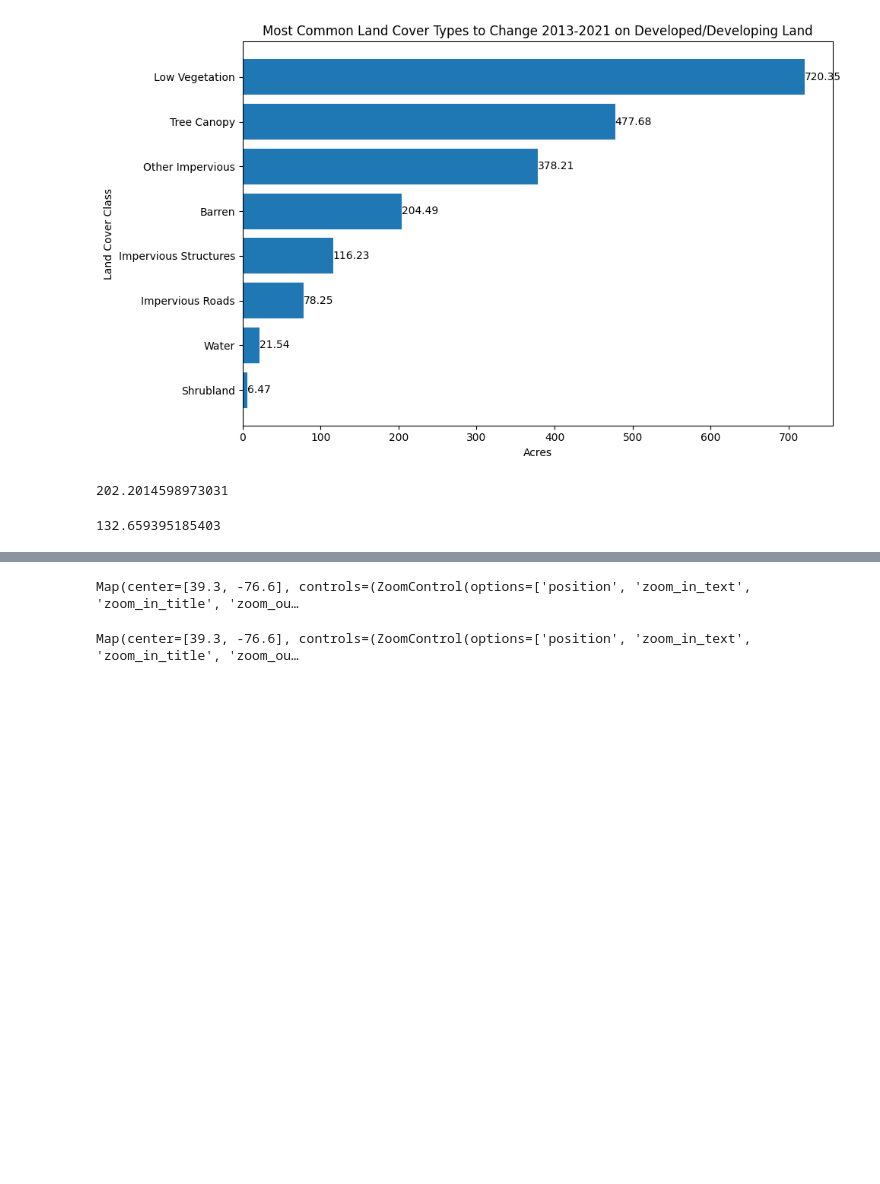
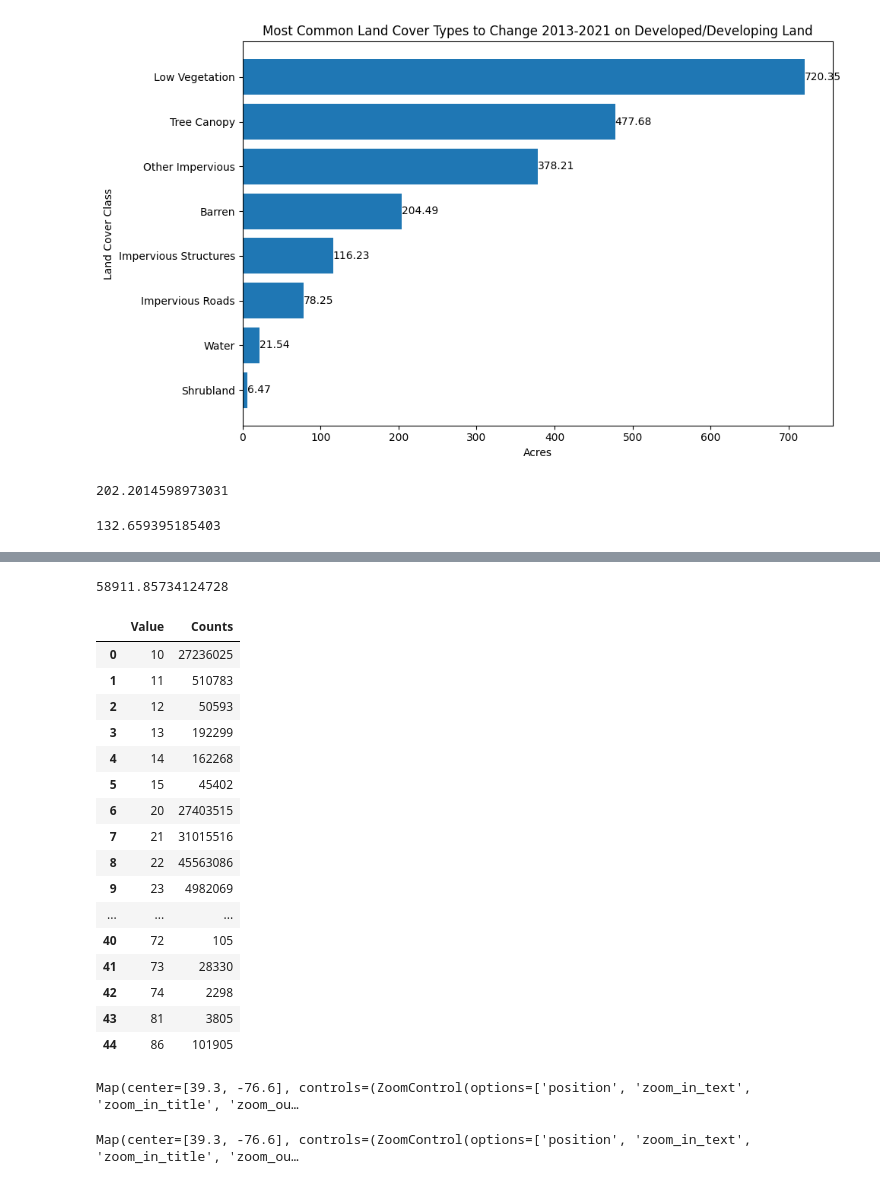
Before and after one commit to mosiahmaddox-tech/landcover_spring2026, a Jupyter notebook: landcover_01.ipynb, the cells around one changed output, grey strips where cells are left out. Cells and saved outputs as stored; diff of their text form; code cells hidden in the pictures; blank space fills up the shorter version.

Commit message:
Imported land cover rasters and counted unique values for Baltimore City 2013 land cover

```diff
--- a/landcover_01.ipynb
+++ b/landcover_01.ipynb
@@ -472,7 +472,7 @@ plt.show()
 
 #Quantify Land cover changes 2013-2021
 
-with rasterio.open("../landcover_spring2026_toobig/balt_24510_lulc-change_2013-2021_2024-Edition.tif") as ras:
+with rasterio.open(change1to3) as ras:
     ra = ras.read(1)
     nodata = ras.nodata
 
@@ -558,0 +600,20 @@ sum(df_changes[df_changes["lc_T1"]!="Impervious"][df_changes["lc_T2"]=="Tree Can
+# %%
+with rasterio.open(change1to3) as ras:
+    ra = ras.read(1)
+    nodata = ras.nodata
+
+if nodata is not None:
+    ra = ra[ra != nodata]
+
+vals, counts = np.unique(ra, return_counts=True)
+
+df_counts = pd.DataFrame({
+    "Value": vals,
+    "Counts": counts
+})
+
+print(sum(df_counts['Counts']) / 4046.86)
+
+df_counts
+
+#there are 402 unique values, excluding nodata (0), covering 2709 acres
@@ -559,3 +635,45 @@ sum(df_changes[df_changes["lc_T1"]!="Impervious"][df_changes["lc_T2"]=="Tree Can
+# %%
+#look at static land cover file for 2013
+
+with rasterio.open("../landcover_spring2026_toobig/lc/balt_24510_lulc_2013_2024-Edition.tif") as ras:
+    ra = ras.read(1)
+    nodata = ras.nodata
+
+if nodata is not None:
+    ra = ra[ra != nodata]
+
+vals, counts = np.unique(ra, return_counts=True)
+
+df_counts = pd.DataFrame({
+    "Value": vals,
+    "Counts": counts
+})
+
+print(sum(df_counts['Counts']) / 4046.86)
+
+df_counts
+
+#there are 44 unique values, excluding nodata (0), covering about 58912 acres
+#close to the size of Baltimore City
+# %% [output]
+58911.85734124728
+|  | Value | Counts |
+| 0 | 10 | 27236025 |
+| 1 | 11 | 510783 |
+| 2 | 12 | 50593 |
+| 3 | 13 | 192299 |
+| 4 | 14 | 162268 |
+| 5 | 15 | 45402 |
+| 6 | 20 | 27403515 |
+| 7 | 21 | 31015516 |
+| 8 | 22 | 45563086 |
+| 9 | 23 | 4982069 |
+| ... | ... | ... |
+| 40 | 72 | 105 |
+| 41 | 73 | 28330 |
+| 42 | 74 | 2298 |
+| 43 | 81 | 3805 |
+| 44 | 86 | 101905 |
 # %%
 
 #function that allows subsetting dataframe
```
Also changed, not shown: parts of 3 cells of this notebook.
